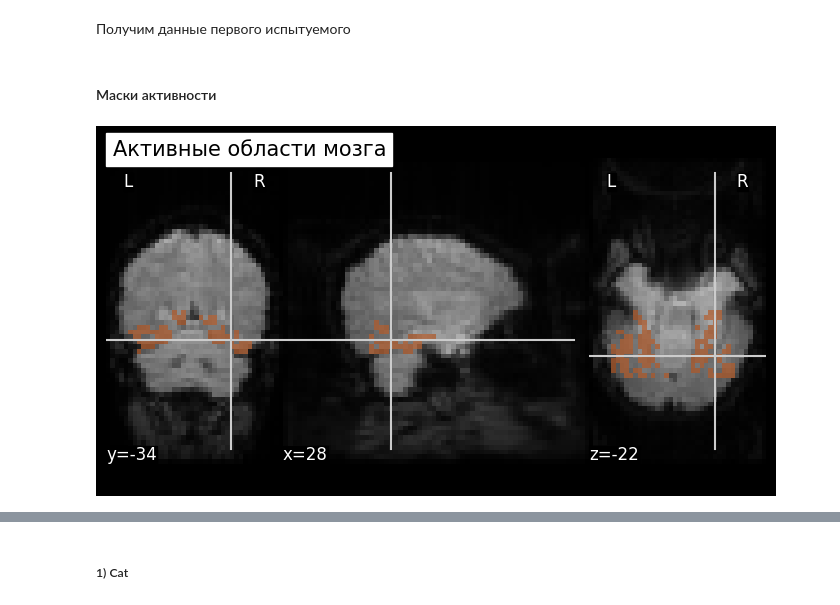
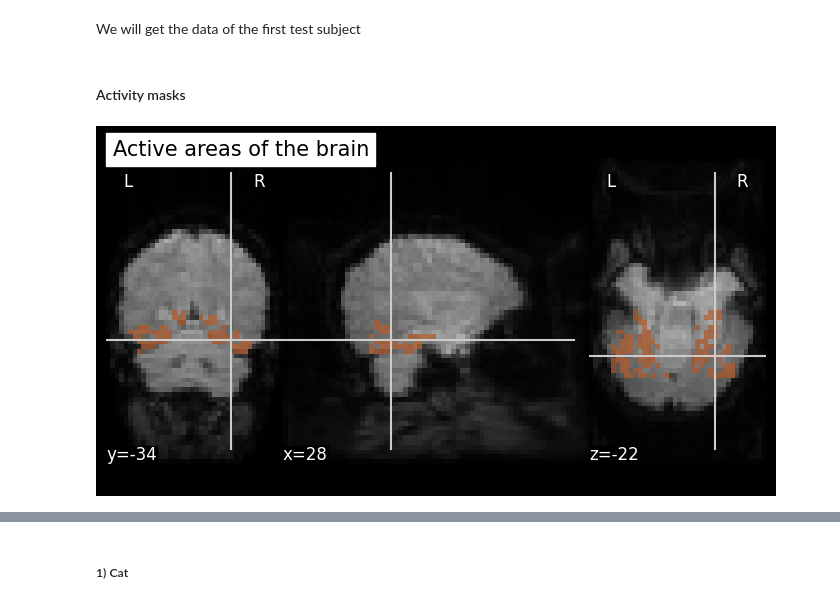
Before and after one commit to DorinDaniil/Spatial-and-Temporal-Characteristics, a Jupyter notebook: code/main.ipynb, the cells around one changed output, grey strips where cells are left out. Cells and saved outputs as stored; diff of their text form; code cells hidden in the pictures.

```diff
--- a/code/main.ipynb
+++ b/code/main.ipynb
@@ -58,16 +63,16 @@ data_files = dataset.data_files
-# %% [markdown]
-Получим данные первого испытуемого
+# %% [markdown]
+We will get the data of the first test subject
 # %%
 fmris, labels = dataset.get_sub_data(1)
-# %% [markdown]
-#### Маски активности
+# %% [markdown]
+#### Activity masks
 # %%
 vt_mask_filename = load_img(data_files.mask_vt[0])
 func_filename = data_files.func[0]
 mean_haxby = mean_img(func_filename)
 vt_mask = vt_mask_filename.get_fdata().shape
 # %%
-plot_roi(vt_mask_filename, bg_img=mean_haxby, title = 'Активные области мозга', draw_cross=True, cmap='Paired')
+plot_roi(vt_mask_filename, bg_img=mean_haxby, title = 'Active areas of the brain', draw_cross=True, cmap='Paired')
 plt.show()
 # %% [output]
-[figure, old version]
+[figure, new version]
```
Also changed, not shown: parts of 25 cells of this notebook, 16 other files.
